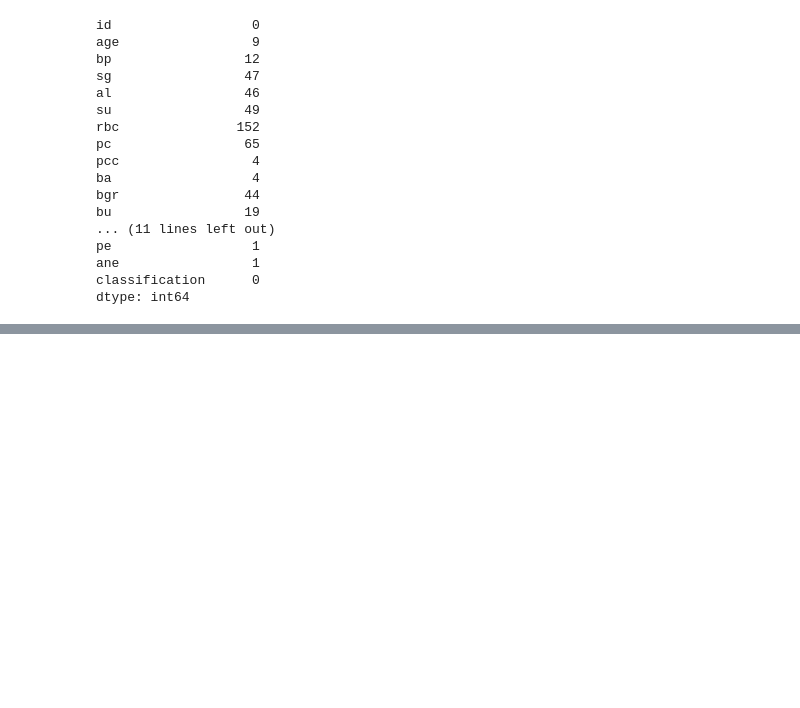
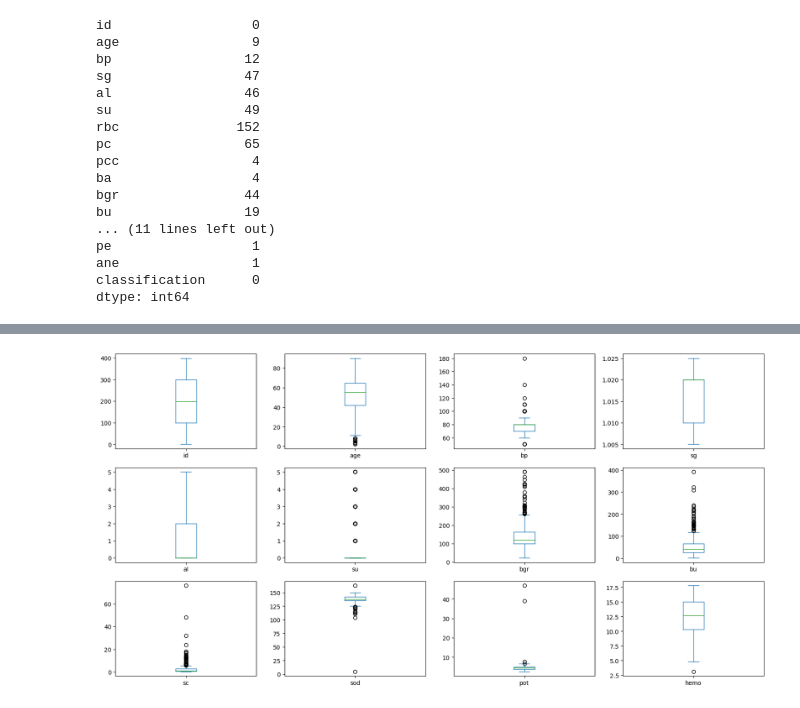
Before and after one commit to shakil2490/Chronic_Kidney_Disease_Prediction, a Jupyter notebook: CKD_Prediction.ipynb, the cells around one changed output, grey strips where cells are left out. Cells and saved outputs as stored; diff of their text form; code cells hidden in the pictures; blank space fills up the shorter version.

```diff
--- a/CKD_Prediction.ipynb
+++ b/CKD_Prediction.ipynb
@@ -112,0 +193,6 @@ summary = rp.summary_cont(data[num_col])
+# %%
+# Univariate distributions with box plots
+data.select_dtypes(exclude = "object").plot(kind='box', subplots=True, sharex=False, figsize=(20,10), layout=(3,4))
+plt.show()
+# %% [output]
+[figure, added]
```
Also changed, not shown: parts of 21 cells of this notebook, 1 other file.
